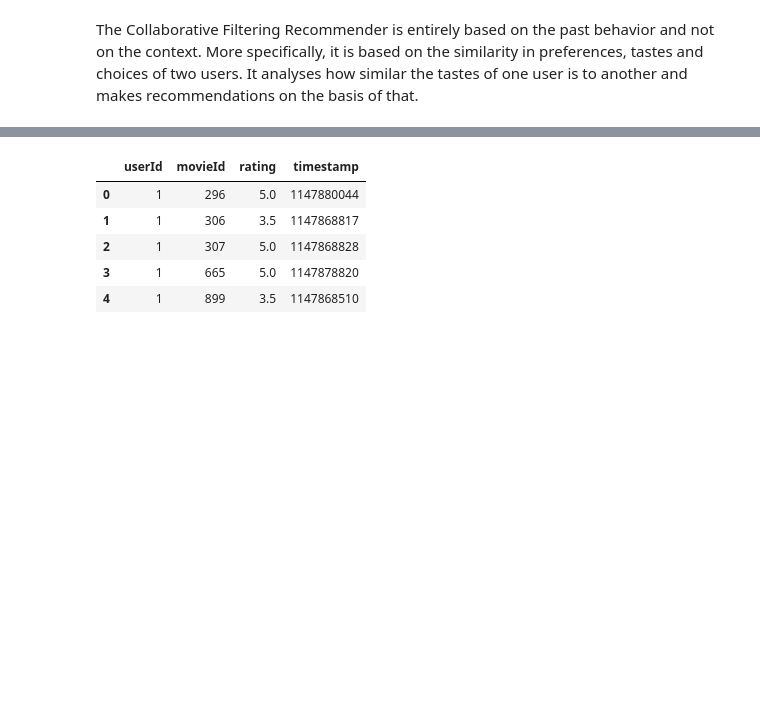
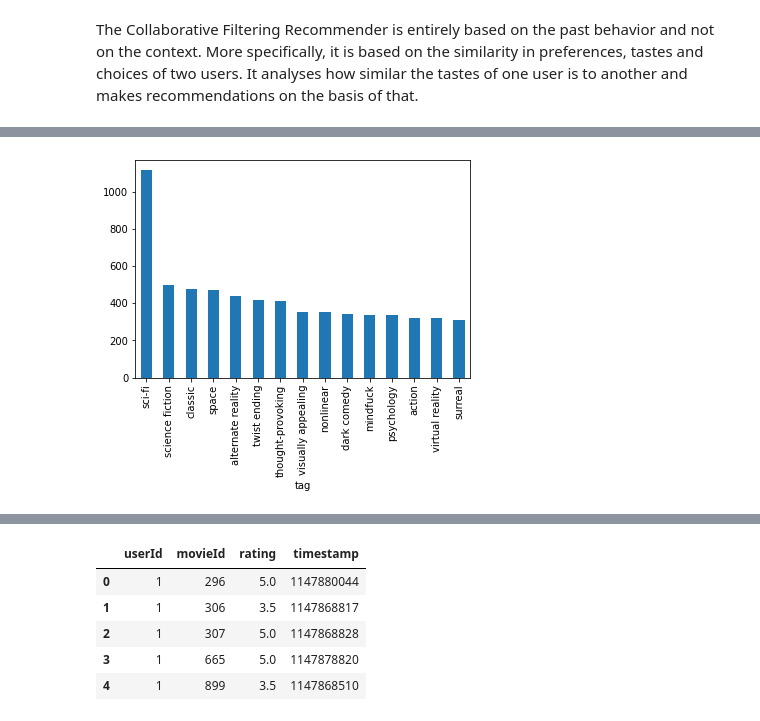
Before and after one commit to WilliamScarbro/CS535_TermProject, a Jupyter notebook: bin/initial_analysis_revise.ipynb, the cells around one changed output, grey strips where cells are left out. Saved outputs shown, nothing was run; the diff lists cells and outputs as text; code cells hidden in the pictures; blank space fills up the shorter version.

```diff
--- a/bin/initial_analysis.ipynb
+++ b/bin/initial_analysis_revise.ipynb
@@ -2,0 +70,2 @@ The Collaborative Filtering Recommender is entirely based on the past behavior a
+# %%
+combinedDF = tag_count.join(modified, ['tag_id'])
@@ -2,0 +80,2 @@ The Collaborative Filtering Recommender is entirely based on the past behavior a
+# %%
+all_data = combinedDF.join(surveys, ['tag_id'])
@@ -2,0 +125,4 @@ The Collaborative Filtering Recommender is entirely based on the past behavior a
+# %%
+#Minimum value of each group
+
+all_DF = all_data.groupby('tag').agg({'score': 'max', 'num' : 'max'}).toPandas()
@@ -2,0 +138,6 @@ The Collaborative Filtering Recommender is entirely based on the past behavior a
+# %%
+sorted_df = all_DF.sort_values(by='max(num)', ascending=False)[:15]
+# %%
+sorted_df.groupby('tag')['max(num)'].sum().sort_values(ascending=False).plot(kind='bar');
+# %% [output]
+[figure, added]
```
Also changed, not shown: parts of 30 cells of this notebook, 1 other file.
